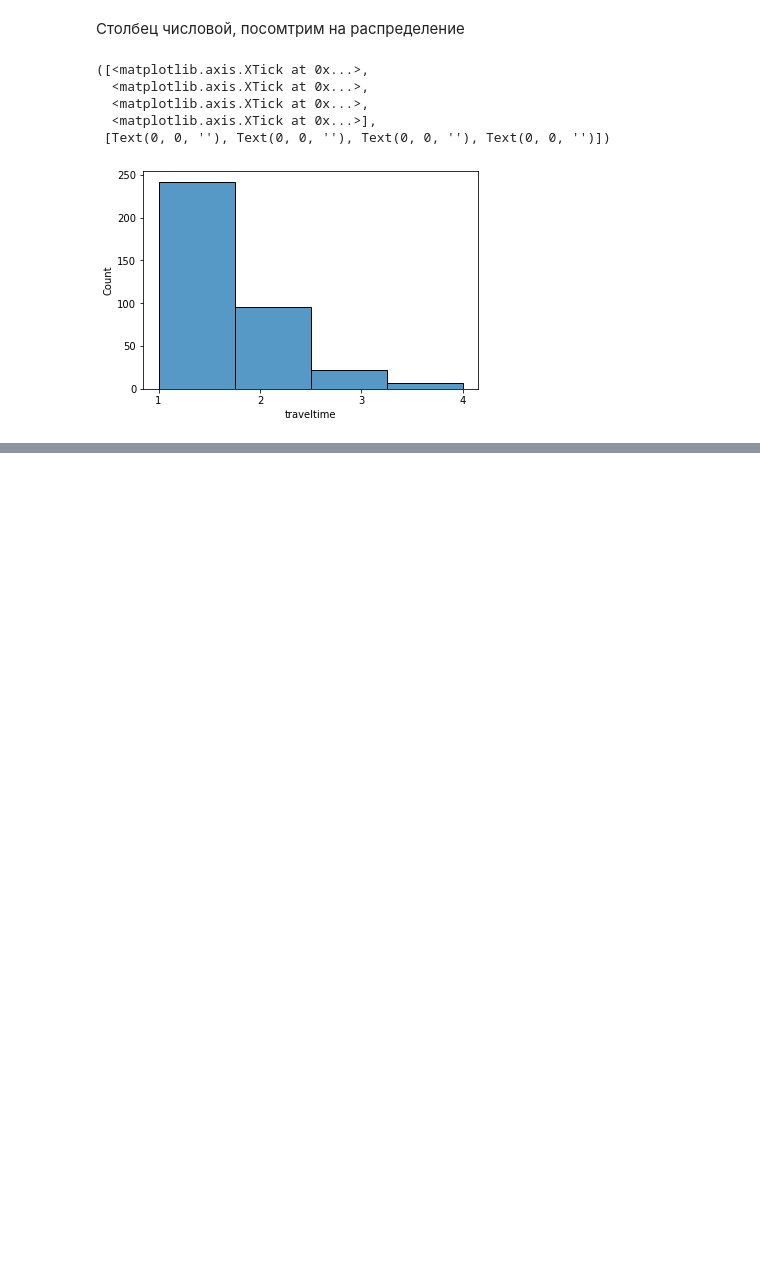
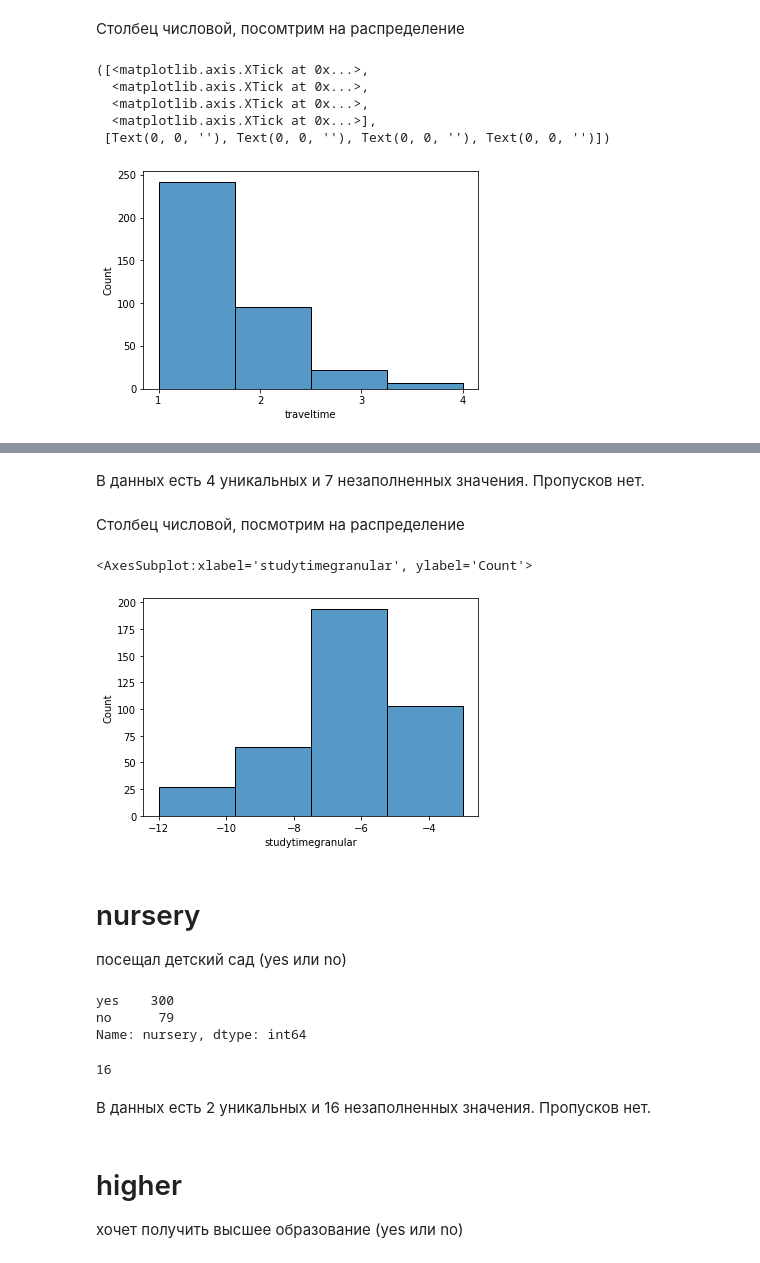
Before and after one commit to UndyingSerpent/skillfactory, a Jupyter notebook: module_2/Project_2.ipynb, the cells around one changed output, grey strips where cells are left out. Saved outputs shown, nothing was run; the diff lists cells and outputs as text; code cells hidden in the pictures; blank space fills up the shorter version.

```diff
--- a/module_2/Project_2.ipynb
+++ b/module_2/Project_2.ipynb
@@ -470,0 +671,29 @@ plt.xticks([1, 2, 3, 4])
+# %% [markdown]
+В данных есть 4 уникальных и 7 незаполненных значения.
+Пропусков нет.
+# %% [markdown]
+Столбец числовой, посмотрим на распределение
+# %%
+sns.histplot(x=students.studytimegranular, bins=4)
+# %% [output]
+<AxesSubplot:xlabel='studytimegranular', ylabel='Count'>
+[figure, added]
+# %% [markdown]
+# nursery
+ посещал детский сад (yes или no)
+# %%
+students.nursery.value_counts()
+# %% [output]
+yes    300
+no      79
+Name: nursery, dtype: int64
+# %%
+students.nursery.isna().sum()
+# %% [output]
+16
+# %% [markdown]
+В данных есть 2 уникальных и 16 незаполненных значения.
+Пропусков нет.
+# %% [markdown]
+# higher
+ хочет получить высшее образование (yes или no)
```
Also changed, not shown: parts of 92 cells of this notebook.
